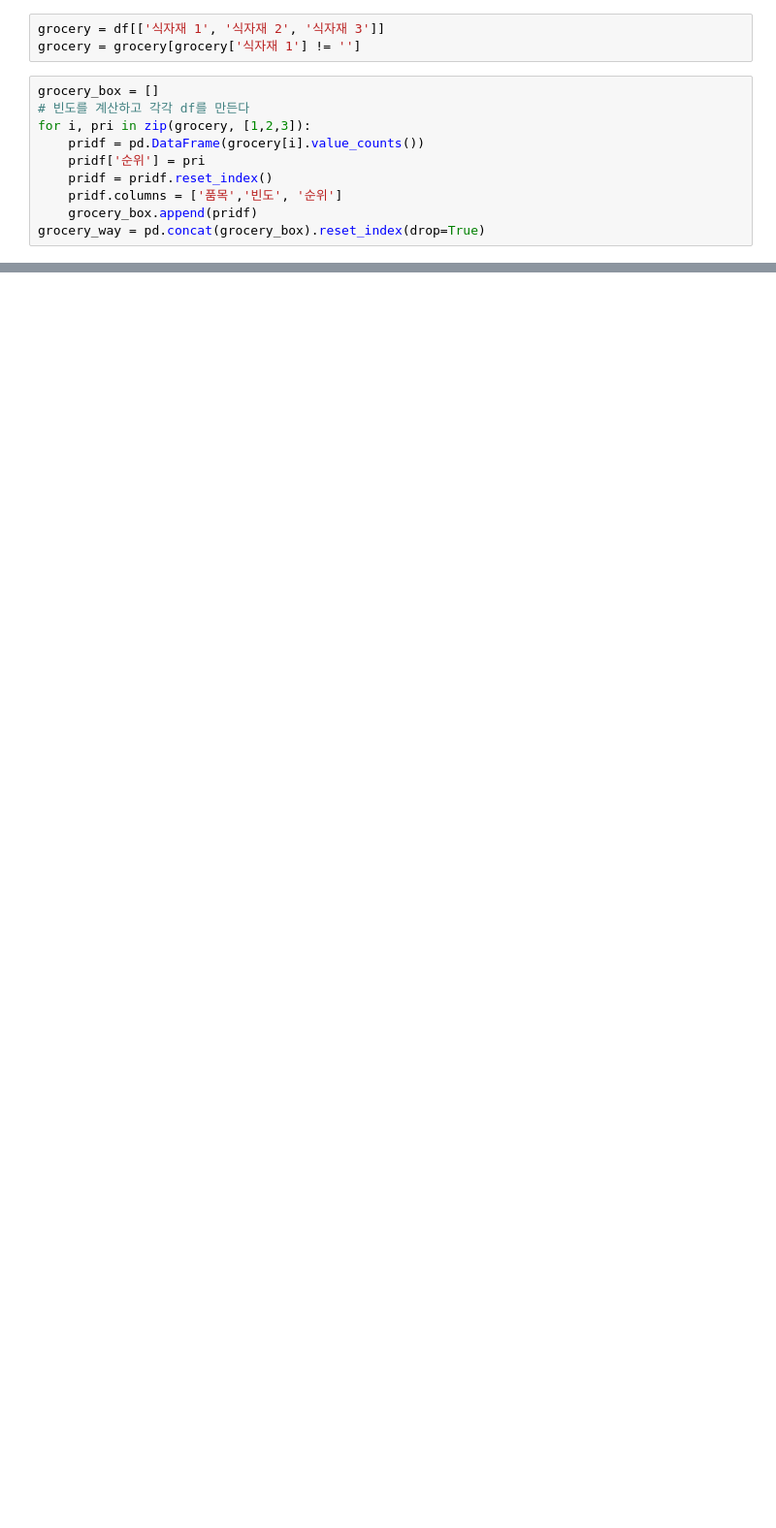
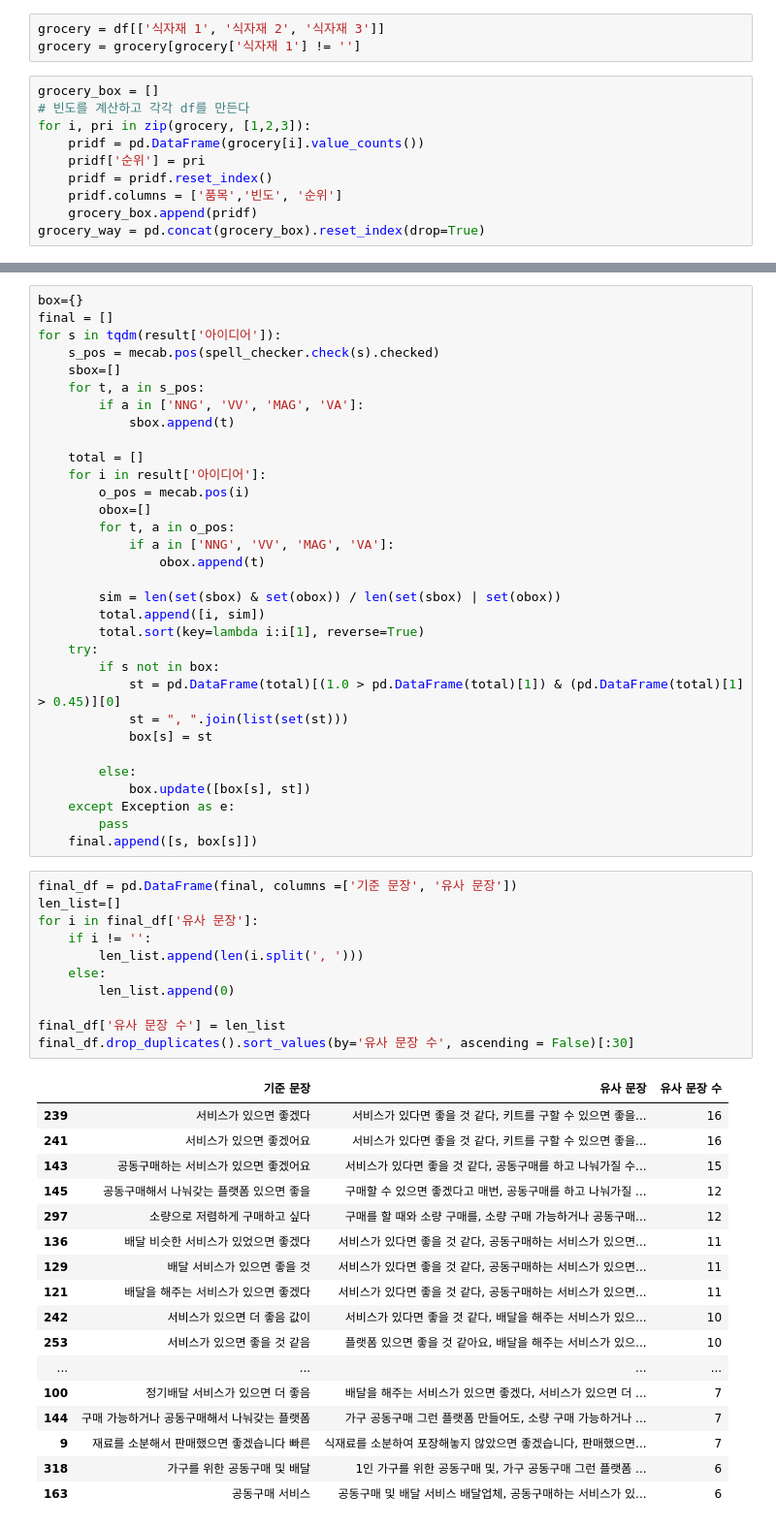
Before and after one commit to rlahatnr/-, a Jupyter notebook: 설문조사 분석.ipynb, the cells around one changed output, grey strips where cells are left out. Shown: that part at 97% size. Saved outputs shown, nothing was run; the diff lists cells and outputs as text; blank space fills up the shorter version.

```diff
--- a/설문조사 분석.ipynb
+++ b/설문조사 분석.ipynb
@@ -170,0 +259,61 @@ fig.show()
+# %%
+box={}
+final = []
+for s in tqdm(result['아이디어']):
+    s_pos = mecab.pos(spell_checker.check(s).checked)
+    sbox=[]
+    for t, a in s_pos:
+        if a in ['NNG', 'VV', 'MAG', 'VA']:
+            sbox.append(t)
+
+    total = []
+    for i in result['아이디어']:
+        o_pos = mecab.pos(i)
+        obox=[]
+        for t, a in o_pos:
+            if a in ['NNG', 'VV', 'MAG', 'VA']:
+                obox.append(t)
+
+        sim = len(set(sbox) & set(obox)) / len(set(sbox) | set(obox))
+        total.append([i, sim])
+        total.sort(key=lambda i:i[1], reverse=True)
+    try:
+        if s not in box:
+            st = pd.DataFrame(total)[(1.0 > pd.DataFrame(total)[1]) & (pd.DataFrame(total)[1] > 0.45)][0]
+            st = ", ".join(list(set(st)))
+            box[s] = st
+
+        else:
+            box.update([box[s], st])
+    except Exception as e:
+        pass
+    final.append([s, box[s]])
+# %%
+final_df = pd.DataFrame(final, columns =['기준 문장', '유사 문장'])
+len_list=[]
+for i in final_df['유사 문장']:
+    if i != '':
+        len_list.append(len(i.split(', ')))
+    else:
+        len_list.append(0)
+
+final_df['유사 문장 수'] = len_list
+final_df.drop_duplicates().sort_values(by='유사 문장 수', ascending = False)[:30]
+# %% [output]
+|  | 기준 문장 | 유사 문장 | 유사 문장 수 |
+| 239 | 서비스가 있으면 좋겠다 | 서비스가 있다면 좋을 것 같다, 키트를 구할 수 있으면 좋을... | 16 |
+| 241 | 서비스가 있으면 좋겠어요 | 서비스가 있다면 좋을 것 같다, 키트를 구할 수 있으면 좋을... | 16 |
+| 143 | 공동구매하는 서비스가 있으면 좋겠어요 | 서비스가 있다면 좋을 것 같다, 공동구매를 하고 나눠가질 수... | 15 |
+| 145 | 공동구매해서 나눠갖는 플랫폼 있으면 좋을 | 구매할 수 있으면 좋겠다고 매번, 공동구매를 하고 나눠가질 ... | 12 |
+| 297 | 소량으로 저렴하게 구매하고 싶다 | 구매를 할 때와 소량 구매를, 소량 구매 가능하거나 공동구매... | 12 |
+| 136 | 배달 비슷한 서비스가 있었으면 좋겠다 | 서비스가 있다면 좋을 것 같다, 공동구매하는 서비스가 있으면... | 11 |
+| 129 | 배달 서비스가 있으면 좋을 것 | 서비스가 있다면 좋을 것 같다, 공동구매하는 서비스가 있으면... | 11 |
+| 121 | 배달을 해주는 서비스가 있으면 좋겠다 | 서비스가 있다면 좋을 것 같다, 공동구매하는 서비스가 있으면... | 11 |
+| 242 | 서비스가 있으면 더 좋음 값이 | 서비스가 있다면 좋을 것 같다, 배달을 해주는 서비스가 있으... | 10 |
+| 253 | 서비스가 있으면 좋을 것 같음 | 플랫폼 있으면 좋을 것 같아요, 배달을 해주는 서비스가 있으... | 10 |
+| ... | ... | ... | ... |
+| 100 | 정기배달 서비스가 있으면 더 좋음 | 배달을 해주는 서비스가 있으면 좋겠다, 서비스가 있으면 더 ... | 7 |
+| 144 | 구매 가능하거나 공동구매해서 나눠갖는 플랫폼 | 가구 공동구매 그런 플랫폼 만들어도, 소량 구매 가능하거나 ... | 7 |
+| 9 | 재료를 소분해서 판매했으면 좋겠습니다 빠른 | 식재료를 소분하여 포장해놓지 않았으면 좋겠습니다, 판매했으면... | 7 |
+| 318 | 가구를 위한 공동구매 및 배달 | 1인 가구를 위한 공동구매 및, 가구 공동구매 그런 플랫폼 ... | 6 |
+| 163 | 공동구매 서비스 | 공동구매 및 배달 서비스 배달업체, 공동구매하는 서비스가 있... | 6 |
```
Also changed, not shown: parts of 13 cells of this notebook.
